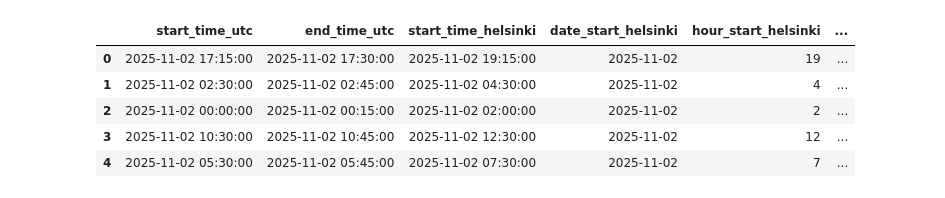
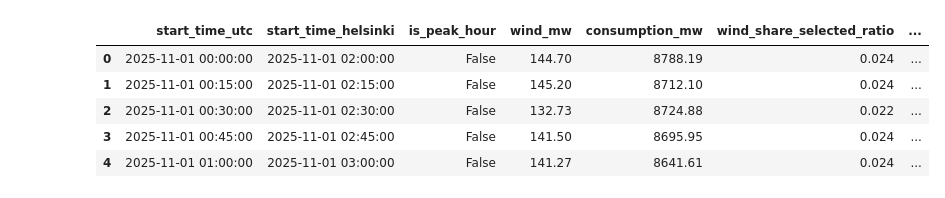
Before and after one commit to dovebitekr/nordic-power-lakehouse, a Jupyter notebook: notebooks/bess_simulation.ipynb, the cells around one changed output. Saved outputs shown, nothing was run; the diff lists cells and outputs as text; code cells hidden in the pictures.

```diff
--- a/notebooks/bess_simulation.ipynb
+++ b/notebooks/bess_simulation.ipynb
@@ -1,15 +15,27 @@
 # %%
+from pathlib import Path
 import pandas as pd
-from pathlib import Path
 
 BASE_DIR = Path.cwd().parent
 
+# Load Gold table and sort by UTC timestamp
 df = pd.read_parquet(str(BASE_DIR / "data/gold/power_market_15min"))
-df.head()
+df = df.sort_values("start_time_utc").reset_index(drop=True)
+
+preview_cols = [
+    "start_time_utc",
+    "start_time_helsinki",
+    "is_peak_hour",
+    "wind_mw",
+    "consumption_mw",
+    "wind_share_selected_ratio",
+    "price_eur_per_mwh",
+]
+df[preview_cols].head()
 # %% [output]
-|  | start_time_utc | end_time_utc | start_time_helsinki | date_start_helsinki | hour_start_helsinki | ... |
-| 0 | 2025-11-02 17:15:00 | 2025-11-02 17:30:00 | 2025-11-02 19:15:00 | 2025-11-02 | 19 | ... |
-| 1 | 2025-11-02 02:30:00 | 2025-11-02 02:45:00 | 2025-11-02 04:30:00 | 2025-11-02 | 4 | ... |
-| 2 | 2025-11-02 00:00:00 | 2025-11-02 00:15:00 | 2025-11-02 02:00:00 | 2025-11-02 | 2 | ... |
-| 3 | 2025-11-02 10:30:00 | 2025-11-02 10:45:00 | 2025-11-02 12:30:00 | 2025-11-02 | 12 | ... |
-| 4 | 2025-11-02 05:30:00 | 2025-11-02 05:45:00 | 2025-11-02 07:30:00 | 2025-11-02 | 7 | ... |
+|  | start_time_utc | start_time_helsinki | is_peak_hour | wind_mw | consumption_mw | wind_share_selected_ratio | ... |
+| 0 | 2025-11-01 00:00:00 | 2025-11-01 02:00:00 | False | 144.70 | 8788.19 | 0.024 | ... |
+| 1 | 2025-11-01 00:15:00 | 2025-11-01 02:15:00 | False | 145.20 | 8712.10 | 0.024 | ... |
+| 2 | 2025-11-01 00:30:00 | 2025-11-01 02:30:00 | False | 132.73 | 8724.88 | 0.022 | ... |
+| 3 | 2025-11-01 00:45:00 | 2025-11-01 02:45:00 | False | 141.50 | 8695.95 | 0.024 | ... |
+| 4 | 2025-11-01 01:00:00 | 2025-11-01 03:00:00 | False | 141.27 | 8641.61 | 0.024 | ... |
```
Also changed, not shown: parts of 16 cells of this notebook, 7 other files.
